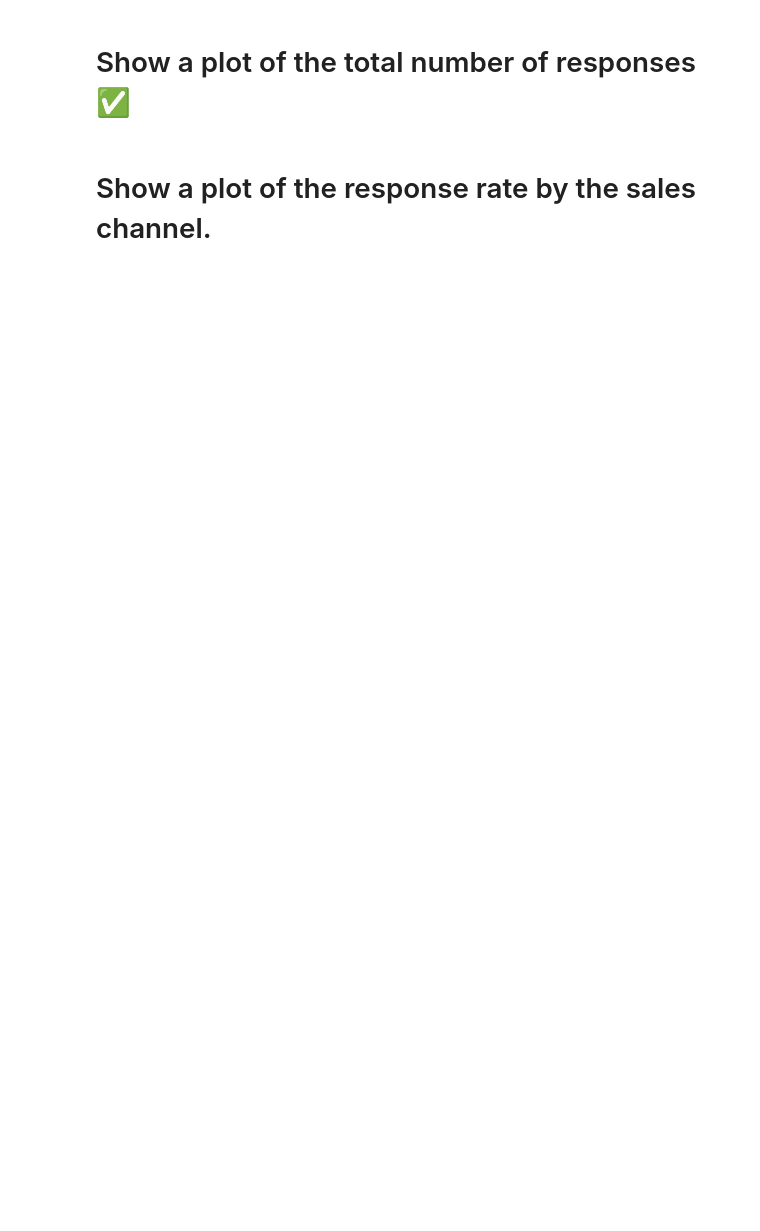
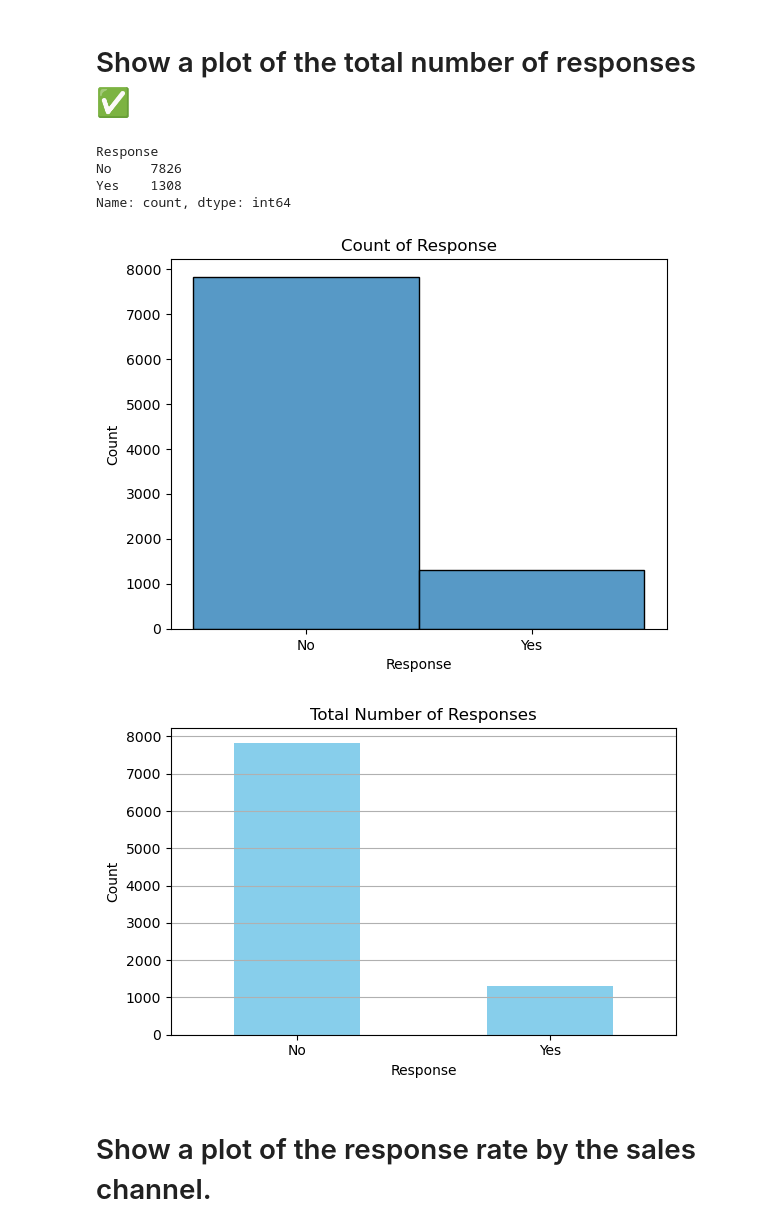
Before and after one commit to mrrobotnallun/AgileDataProject, a Jupyter notebook: test1.ipynb, the cells around one changed output. Saved outputs shown, nothing was run; the diff lists cells and outputs as text; code cells hidden in the pictures; blank space fills up the shorter version.

```diff
--- a/test1.ipynb
+++ b/test1.ipynb
@@ -62,29 +90,36 @@ data.info()
 # %%
 response_count = data['Response'].value_counts()
 print (response_count)
 
-// Solution lab 2
+# Solution lab 2
 
 #Show a plot of the total number of responses.
 
 sns.histplot(x="Response",  data=data)
 plt. title ('Count of Response')
 
 #plt. xlabel ('Response')
 #plt. ylabel ('Count')
 
 plt.show()
 
-// Matheus way
+# Matheus way
 
 plt.figure(figsize=(6, 4))
 response_count.plot(kind='bar', color='skyblue')
 plt.title('Total Number of Responses')
 plt.xlabel('Response')
 plt.ylabel('Count')
 plt.xticks(rotation=0)
 plt.grid(axis='y')
 plt.tight_layout()
 plt.show()
+# %% [output]
+Response
+No     7826
+Yes    1308
+Name: count, dtype: int64
+[figure, added]
+[figure, added]
 # %% [markdown]
 #   Show a plot of the response rate by the sales channel.
```
Also changed, not shown: parts of 7 cells of this notebook, 1 other file.
